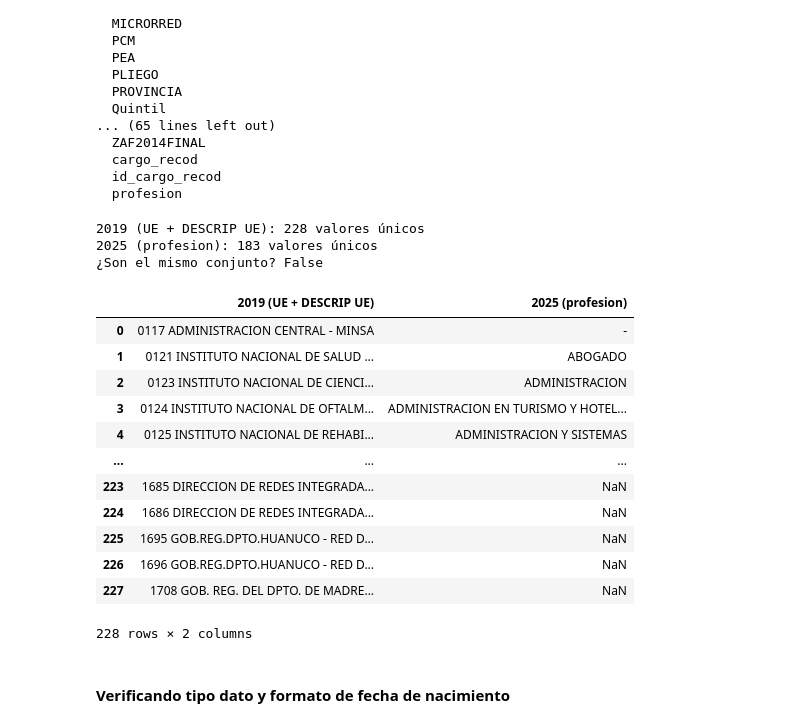
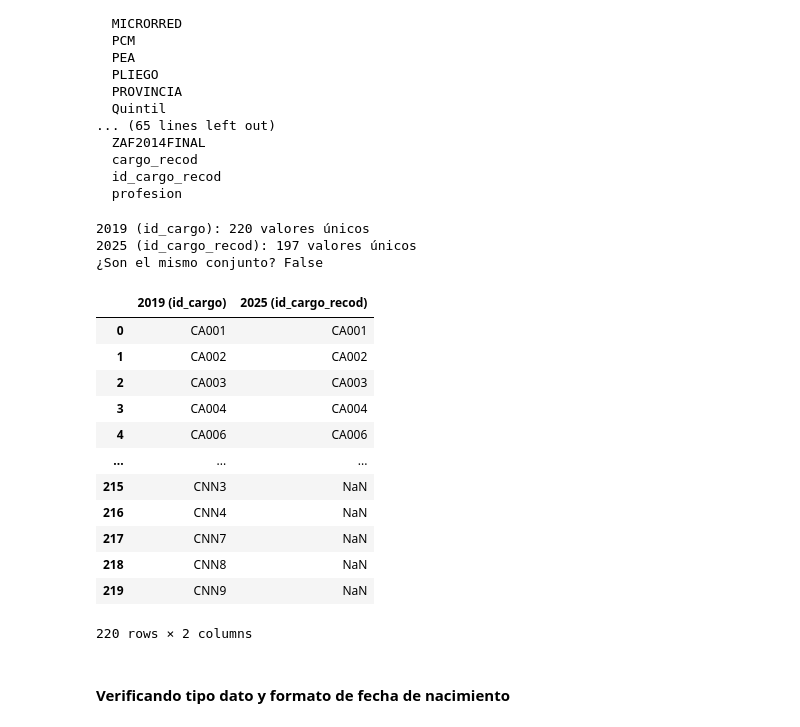
Before and after one commit to nadia0207/minsa-rrhh-analytics, a Jupyter notebook: notebooks/01_comparacion_columnas.ipynb, the cells around one changed output. Saved outputs shown, nothing was run; the diff lists cells and outputs as text; code cells hidden in the pictures.

```diff
--- a/notebooks/01_comparacion_columnas.ipynb
+++ b/notebooks/01_comparacion_columnas.ipynb
@@ -88,26 +88,24 @@ def comparar_valores(df_a, col_a, nombre_a, df_b, col_b, nombre_b):
         f'{nombre_b} ({col_b})': pd.Series(vals_b)
     })
 # %%
-comparar_valores(df_2019, 'UE + DESCRIP UE', '2019', df_2025, 'profesion', '2025')
-
-# DESCRIPCION PLIEGO
+comparar_valores(df_2019, 'id_cargo', '2019', df_2025, 'id_cargo_recod', '2025')
 # %% [output]
-2019 (UE + DESCRIP UE): 228 valores únicos
-2025 (profesion): 183 valores únicos
+2019 (id_cargo): 220 valores únicos
+2025 (id_cargo_recod): 197 valores únicos
 ¿Son el mismo conjunto? False
-|  | 2019 (UE + DESCRIP UE) | 2025 (profesion) |
-| 0 | 0117 ADMINISTRACION CENTRAL - MINSA | - |
-| 1 | 0121 INSTITUTO NACIONAL DE SALUD ... | ABOGADO |
-| 2 | 0123 INSTITUTO NACIONAL DE CIENCI... | ADMINISTRACION |
-| 3 | 0124 INSTITUTO NACIONAL DE OFTALM... | ADMINISTRACION EN TURISMO Y HOTEL... |
-| 4 | 0125 INSTITUTO NACIONAL DE REHABI... | ADMINISTRACION Y SISTEMAS |
+|  | 2019 (id_cargo) | 2025 (id_cargo_recod) |
+| 0 | CA001 | CA001 |
+| 1 | CA002 | CA002 |
+| 2 | CA003 | CA003 |
+| 3 | CA004 | CA004 |
+| 4 | CA006 | CA006 |
 | ... | ... | ... |
-| 223 | 1685 DIRECCION DE REDES INTEGRADA... | NaN |
-| 224 | 1686 DIRECCION DE REDES INTEGRADA... | NaN |
-| 225 | 1695 GOB.REG.DPTO.HUANUCO - RED D... | NaN |
-| 226 | 1696 GOB.REG.DPTO.HUANUCO - RED D... | NaN |
-| 227 | 1708 GOB. REG. DEL DPTO. DE MADRE... | NaN |
+| 215 | CNN3 | NaN |
+| 216 | CNN4 | NaN |
+| 217 | CNN7 | NaN |
+| 218 | CNN8 | NaN |
+| 219 | CNN9 | NaN |
-228 rows × 2 columns
+220 rows × 2 columns
 # %% [markdown]
 #### **Verificando tipo dato y formato de fecha de nacimiento**
 # %%
```
Also changed, not shown: parts of 17 cells of this notebook.
